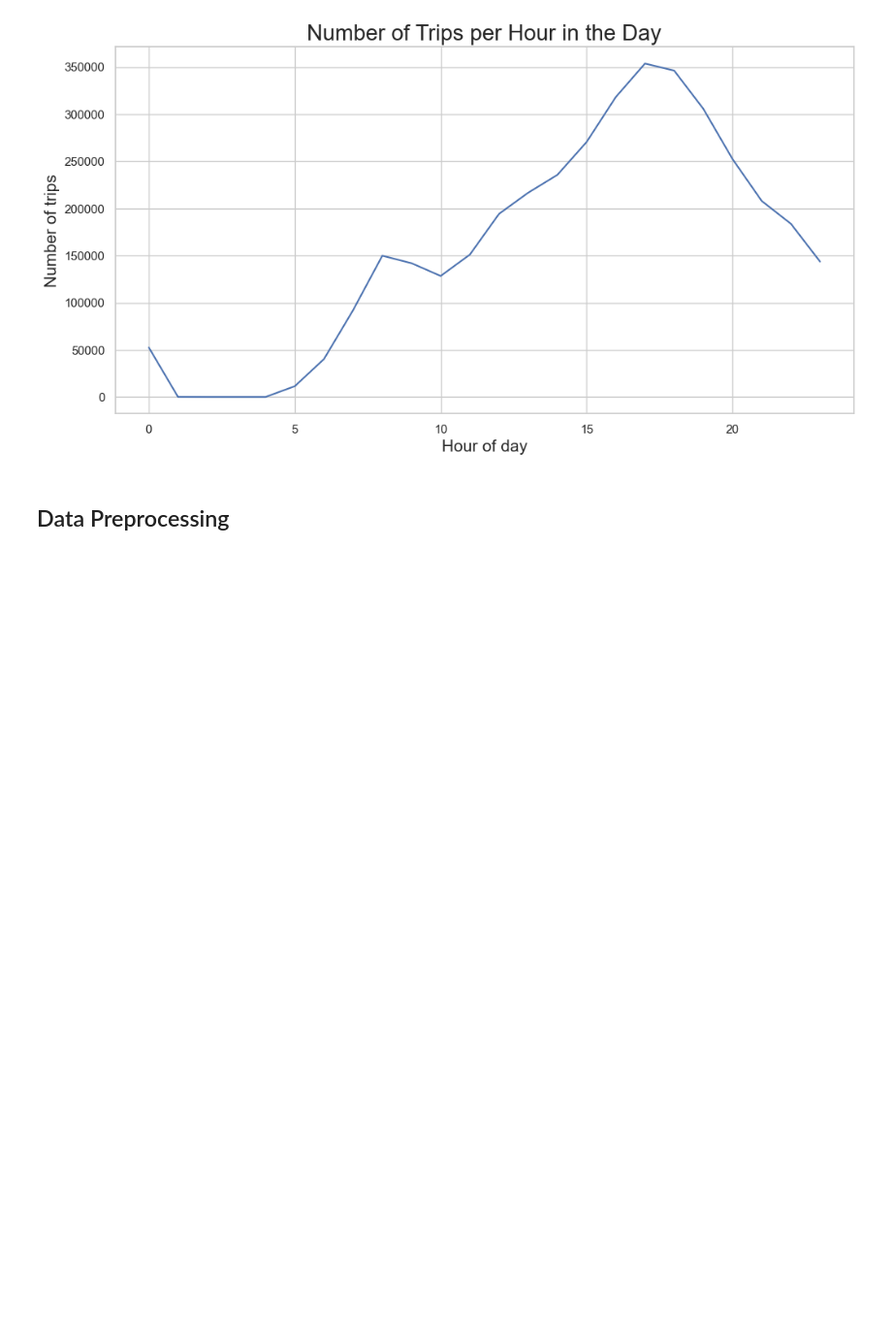
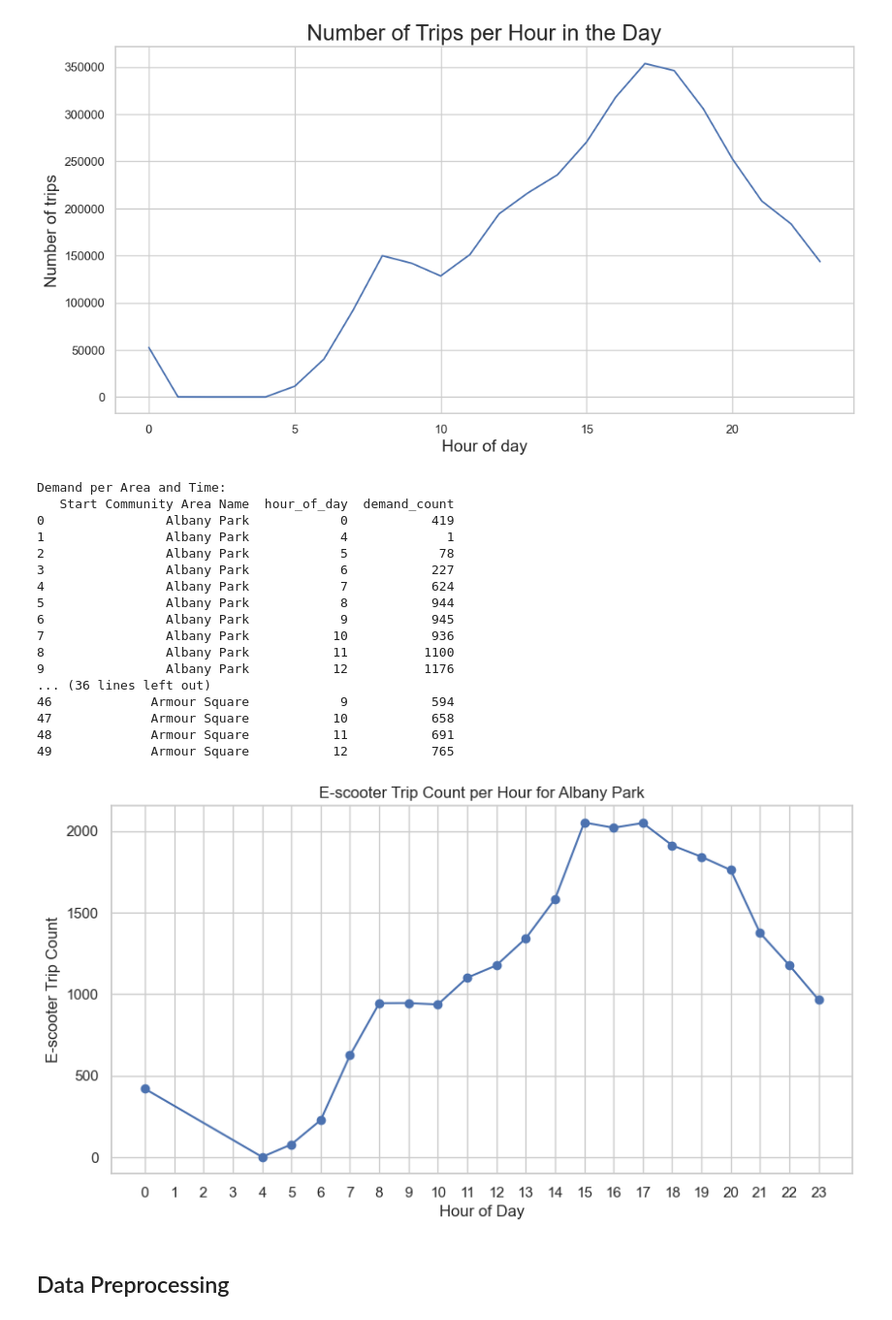
Before and after one commit to thienanbui/Electric-Scooter-Time-Series-Modeling, a Jupyter notebook: Capstone-Escooter.ipynb, the cells around one changed output. Shown at 97% size. Cells and saved outputs as stored; diff of their text form; code cells hidden in the pictures; blank space fills up the shorter version.

```diff
--- a/Capstone-Escooter.ipynb
+++ b/Capstone-Escooter.ipynb
@@ -372,6 +373,52 @@ plt.ylabel('Number of trips', fontsize = 15)
 plt.show()
 # %% [output]
 [figure]
+# %%
+# Ensure all necessary columns are present
+if 'Start Community Area Name' in df_e_scooter_trips.columns:
+    # Group by community area and hour to aggregate trip counts
+    demand_per_area_time = df_e_scooter_trips.groupby(['Start Community Area Name', 'hour_of_day']).size().reset_index(name='demand_count')
+
+    # Sorting the results for better readability
+    demand_per_area_time = demand_per_area_time.sort_values(by=['Start Community Area Name', 'hour_of_day'])
+
+    # Display the demand data
+    print("Demand per Area and Time:")
+    print(demand_per_area_time.head(50))  # Adjust the number to display more or fewer rows as needed
+else:
+    print("The column 'Start Community Area Name' does not exist in the dataset.")
+
+# For demonstration, visualize the first community area's data
+first_area_name = demand_per_area_time['Start Community Area Name'].iloc[0]
+area_data = demand_per_area_time[demand_per_area_time['Start Community Area Name'] == first_area_name]
+
+plt.figure(figsize=(10, 5))
+plt.plot(area_data['hour_of_day'], area_data['demand_count'], marker='o')
+plt.title(f'E-scooter Trip Count per Hour for {first_area_name}')
+plt.xlabel('Hour of Day')
+plt.ylabel('E-scooter Trip Count')
+plt.grid(True)
+plt.xticks(range(0, 24))  # Set x-axis ticks to show every hour
+plt.show()
+# %% [output]
+Demand per Area and Time:
+   Start Community Area Name  hour_of_day  demand_count
+0                Albany Park            0           419
+1                Albany Park            4             1
+2                Albany Park            5            78
+3                Albany Park            6           227
+4                Albany Park            7           624
+5                Albany Park            8           944
+6                Albany Park            9           945
+7                Albany Park           10           936
+8                Albany Park           11          1100
+9                Albany Park           12          1176
+... (36 lines left out)
+46             Armour Square            9           594
+47             Armour Square           10           658
+48             Armour Square           11           691
+49             Armour Square           12           765
+[figure, added]
 # %% [markdown]
 ## Data Preprocessing
 # %%
```
Also changed, not shown: parts of 25 cells of this notebook, 1 other file.
